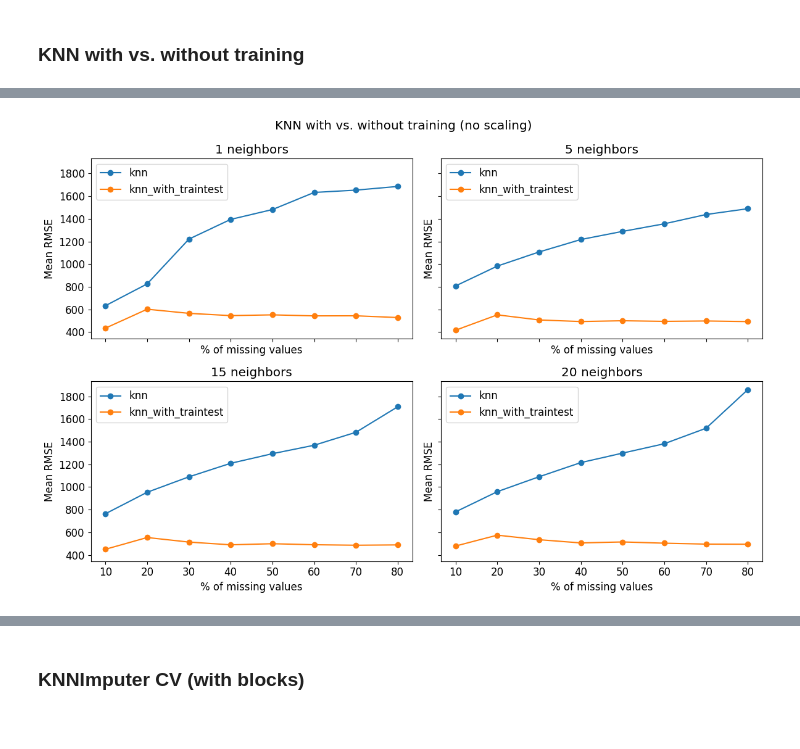
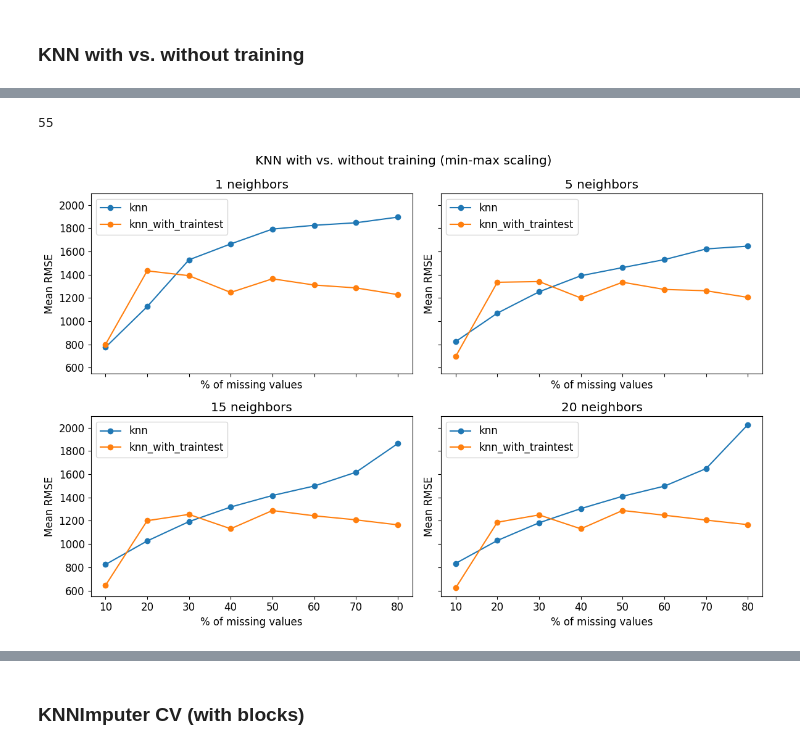
Before and after one commit to ojsant/gradu, a Jupyter notebook: pad_imputation.ipynb, the cells around one changed output, grey strips where cells are left out. Cells and saved outputs as stored; diff of their text form; code cells hidden in the pictures.

```diff
--- a/pad_imputation.ipynb
+++ b/pad_imputation.ipynb
@@ -114,5 +116,5 @@ import subprocess
 miss_pcts = [10, 20, 30, 40, 50, 60, 70, 80]
 for n_neighbors in [1, 5, 15, 20]:
     for miss_pct in miss_pcts:
-        rc = subprocess.run(("python3", "knn_train_test_analysis.py", str(miss_pct), str(n_neighbors)))
+        rc = subprocess.run(("python3", "knn_train_test_analysis.py", str(miss_pct), str(n_neighbors), "min_max", str(123)))
 # %% [output]
@@ -136,3 +321,9 @@ RMSE std: 509.451
+# %%
+import pandas as pd
+events = pd.read_csv("/home/ojsant/gradu/events.csv", header=0).values.ravel()
+len(events) // 3
+# %% [output]
+55
 # %%
 import matplotlib.pyplot as plt
 import numpy as np
@@ -140,34 +331,34 @@ import os
 import pandas as pd
 
 os.chdir("/home/ojsant/gradu/knn_results")
-means = pd.read_csv("/home/ojsant/gradu/knn_results/20120102-153731.csv", header=[0, 1], index_col=[0, 1, 2])["rmse_mean"]
+means = pd.read_csv("/home/ojsant/gradu/knn_results/20120127-183733.csv", header=[0, 1], index_col=[0, 1, 2])["rmse_mean"]
 # stds = means.copy()
 
 dfs = []
 for i, csv in enumerate(os.listdir()):
     try:
         dfs.append(pd.read_csv(csv, header=[0, 1], index_col=[0, 1, 2])["rmse_mean"].to_numpy())
     except IsADirectoryError:
         continue
 
 dfs = np.stack(dfs)
 mean_rmses = np.nanmean(dfs, axis=0)
 means.iloc[:] = mean_rmses
 # std_rmses = np.std(dfs, axis=0, ddof=1)
 # stds.iloc[:] = std_rmses
 pcts = means.columns.astype(int)
 
 fig, axs = plt.subplots(ncols=2, nrows=2, figsize=(12, 8), sharex=True, sharey=True)
-fig.suptitle("KNN with vs. without training (no scaling)")
+fig.suptitle("KNN with vs. without training (min-max scaling)")
 # Plot data
 for i, n_neighbors in enumerate([1, 5, 15, 20]):
     ax = axs.ravel()[i]
     ax.plot(pcts, means.loc[("knn", "time", f"{n_neighbors}n")].values, "o-", label="knn")
     ax.plot(pcts, means.loc[("knn_with_traintest", "time", f"{n_neighbors}n")].values, "o-", label="knn_with_traintest")
     ax.legend(loc="upper left")
     ax.set_title(f"{n_neighbors} neighbors")
     ax.set_xlabel(r"% of missing values")
     ax.set_ylabel("Mean RMSE")
 plt.tight_layout()
 # %% [output]
-[figure, old version]
+[figure, new version]
```
Also changed, not shown: parts of 4 cells of this notebook, 5 other files.
